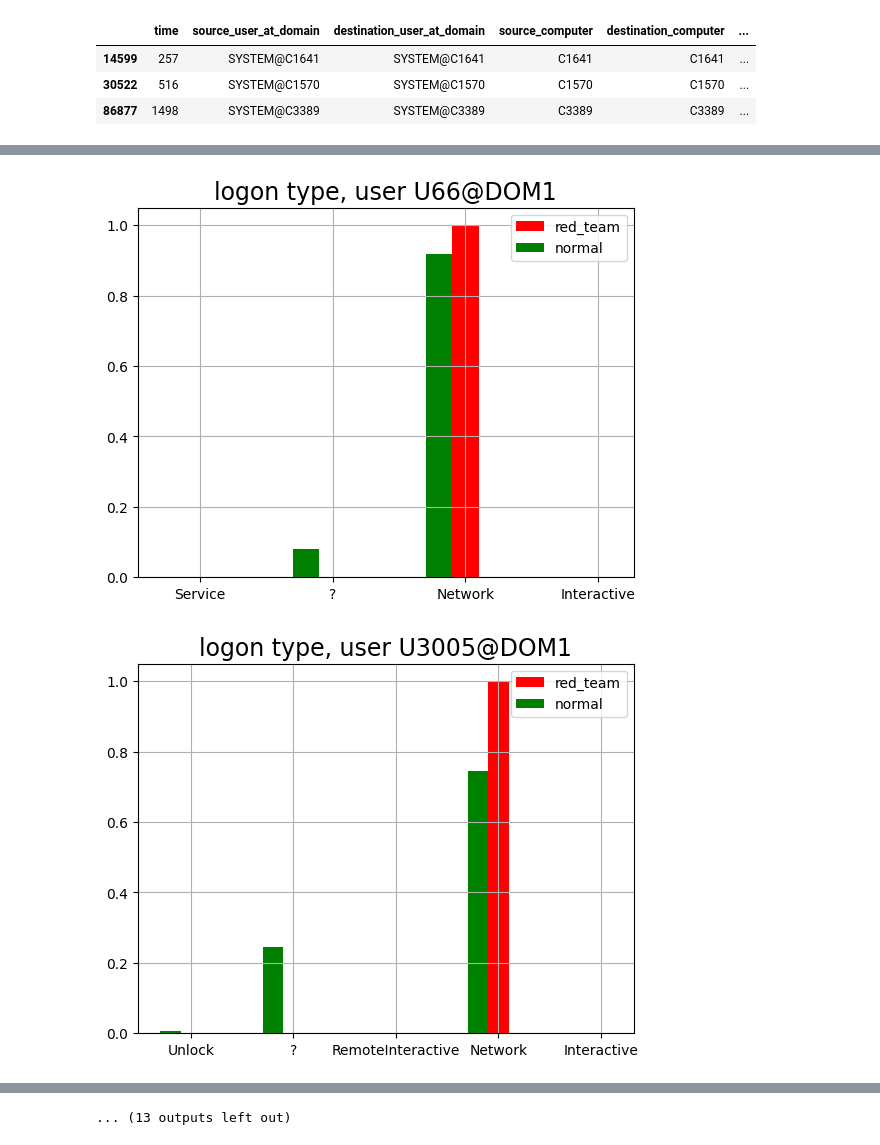
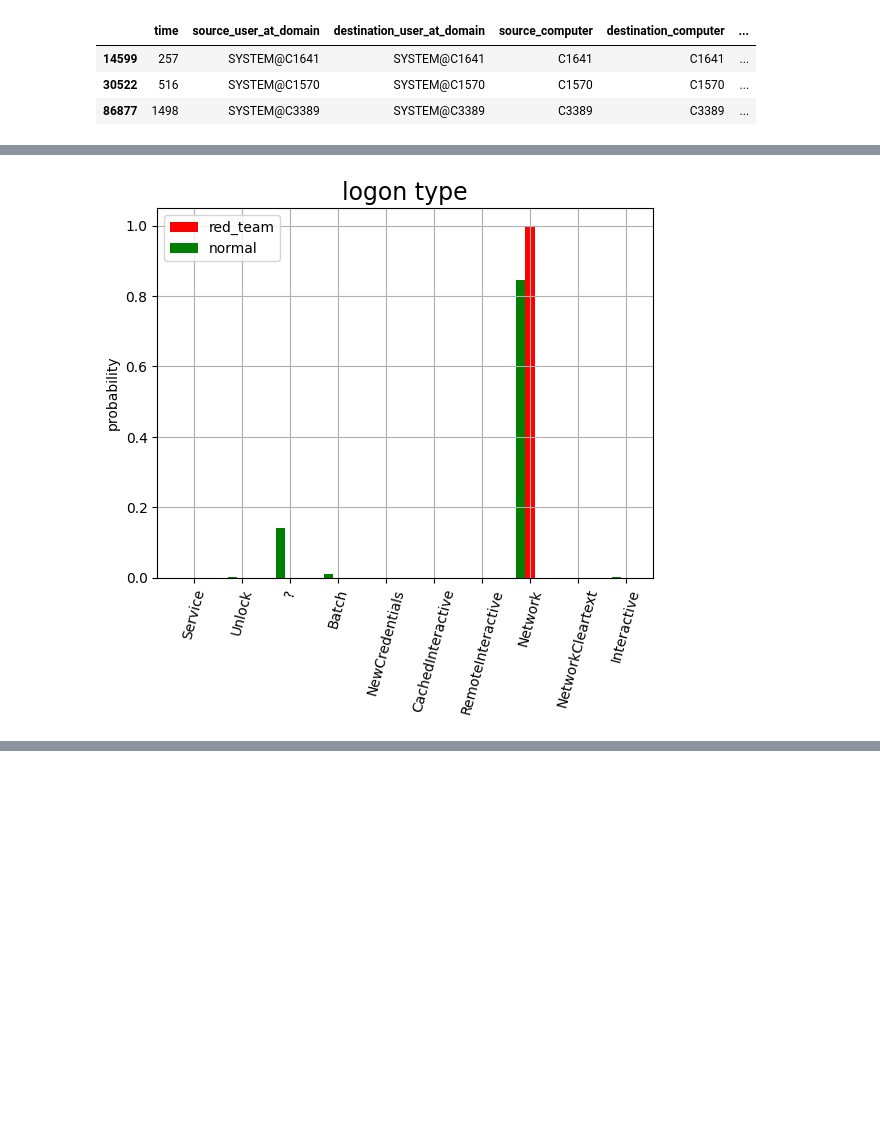
Before and after one commit to mariia-dream/lanl_data, a Jupyter notebook: lanl_basic_eda.ipynb, the cells around one changed output, grey strips where cells are left out. Saved outputs shown, nothing was run; the diff lists cells and outputs as text; code cells hidden in the pictures; blank space fills up the shorter version.

Commit message:
all red team actions united for all compromised users

```diff
--- a/lanl_basic_eda.ipynb
+++ b/lanl_basic_eda.ipynb
@@ -570,5 +571,5 @@ plot user activity by hour
 # %%
-num_top_red_team_users = 25
-top_red_team_users = [x[0] for x in Counter(red_team.user_at_domain.value_counts().to_dict()).most_common(num_top_red_team_users)]
-print(f'Taking top {num_top_red_team_users} users with most red team events: {top_red_team_users}')
+# num_top_red_team_users = 25
+top_red_team_users = [x for x in Counter(red_team.user_at_domain.value_counts().to_dict())] # .most_common(num_top_red_team_users)]
+print(f'Taking top {len(top_red_team_users)} users with red team events: {top_red_team_users}')
 # %% [output]
@@ -645 +619,26 @@ for user in top_red_team_users:
+# %%
+# unite all users' dictionaries and only then normalize
+
+rt_united_authentication_type_counter = {'red_team_event': Counter(dict()), 'normal' : Counter(dict())}
+rt_united_logon_type_counter = {'red_team_event': Counter(dict()), 'normal' : Counter(dict())}
+rt_united_authentication_orientation_counter = {'red_team_event': Counter(dict()), 'normal' : Counter(dict())}
+rt_united_success_counter = {'red_team_event': Counter(dict()), 'normal' : Counter(dict())}
+rt_united_destination_computer_counter ={'red_team_event': Counter(dict()), 'normal' : Counter(dict())}
+
+
+for user in top_red_team_users:
+    for event_type in ['red_team_event', 'normal']:
+        rt_united_authentication_type_counter[event_type].update(rt_authentication_type_counter[user][event_type])
+        rt_united_logon_type_counter[event_type].update(rt_logon_type_counter[user][event_type])
+        rt_united_authentication_orientation_counter[event_type].update(rt_authentication_orientation_counter[user][event_type])
+        rt_united_success_counter[event_type].update(rt_success_counter[user][event_type])
+        rt_united_destination_computer_counter[event_type].update(rt_destination_computer_counter[user][event_type])
+
+# normalize dictionaries to be 2 distributions for each event type
+for event_type in ['red_team_event', 'normal']:
+    rt_united_authentication_type_counter[event_type] = normalize_dict(rt_united_authentication_type_counter[event_type])
+    rt_united_logon_type_counter[event_type] = normalize_dict(rt_united_logon_type_counter[event_type])
+    rt_united_authentication_orientation_counter[event_type] = normalize_dict(rt_united_authentication_orientation_counter[event_type])
+    rt_united_success_counter[event_type] = normalize_dict(rt_united_success_counter[event_type])
+    rt_united_destination_computer_counter[event_type] = normalize_dict(rt_united_destination_computer_counter[event_type])
 # %%
@@ -667,12 +661,9 @@ for user in top_red_team_users:
 # %%
-for user in top_red_team_users:
-    normalized_red_team_d = normalize_dict(rt_logon_type_counter[user]['red_team_event'])
-    normalized_normal_d = normalize_dict(rt_logon_type_counter[user]['normal'])
-    plt.figure()
-    plt.grid(True)
-    align_plot_two_dicts(normalized_red_team_d, normalized_normal_d,
-                         d1_name = 'red_team', d2_name='normal',
-                         plot_title=f'logon type, user {user}')
+normalized_red_team_d = rt_united_logon_type_counter['red_team_event']
+normalized_normal_d = rt_united_logon_type_counter['normal']
+plt.grid(True)
+align_plot_two_dicts(normalized_red_team_d, normalized_normal_d,
+                 d1_name = 'red_team', d2_name='normal',
+                 plot_title=f'logon type')
 # %% [output]
-[figure, old version]
+[figure, new version]
-[figure, removed]
@@ -689,2 +670 @@ for user in top_red_team_users:
-... (13 outputs left out)
 # %%
```
Also changed, not shown: parts of 12 cells of this notebook.
